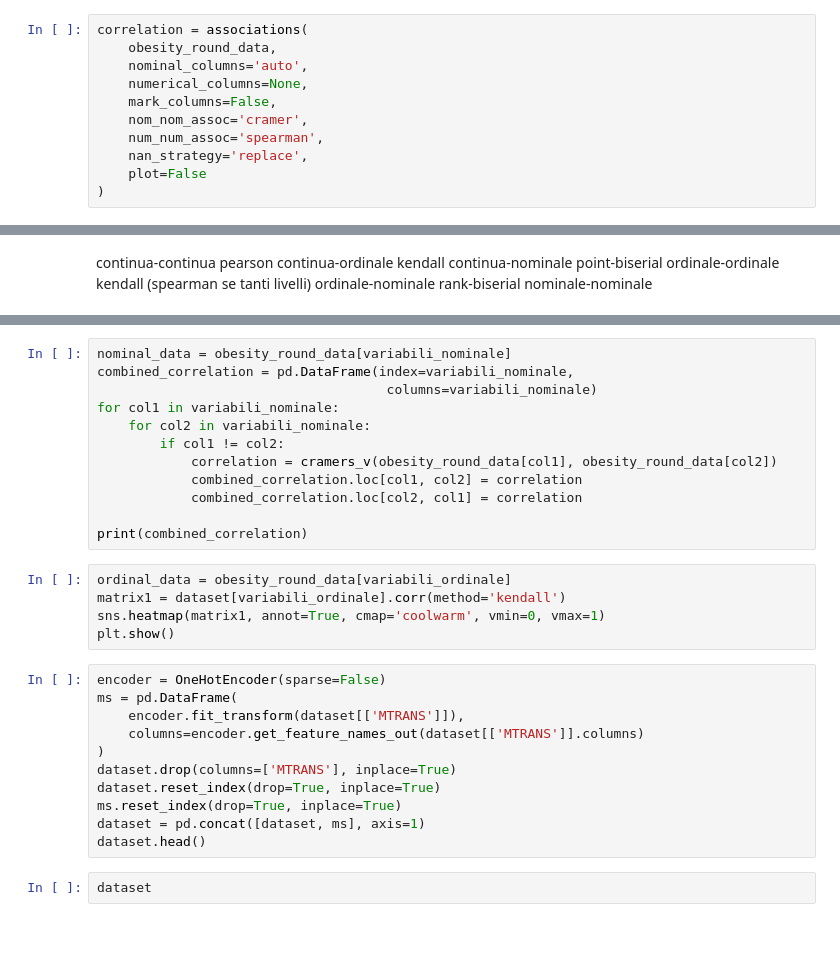
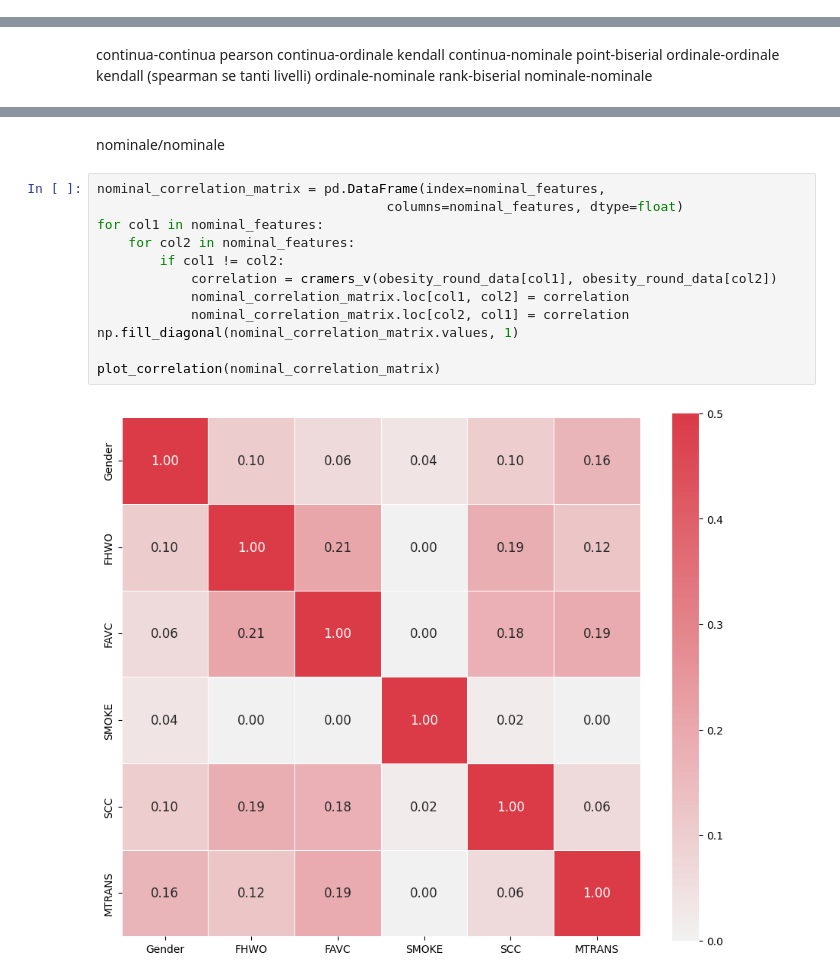
Before and after one commit to LorenzoColletta/DataIntensive, a Jupyter notebook: Data_Intensive_Project.ipynb, the cells around one changed output, grey strips where cells are left out. Saved outputs shown, nothing was run; the diff lists cells and outputs as text; blank space fills up the shorter version.

```diff
--- a/Data_Intensive_Project.ipynb
+++ b/Data_Intensive_Project.ipynb
@@ -385,15 +511,4 @@ plt.show()
 I grafici mostrano un comportamento salubre della maggior parte del campione, essendo composto da pochi fumatori e pochi soggetti che mangiano regolarmente alimenti ad alto contenuto calorico (FAVC). La maggioranza non ha familiari che sono o sono stati sovrappeso e non monitora le calorie che assume.
 # %% [markdown]
 ### Indici di correlazione
-# %%
-correlation = associations(
-    obesity_round_data,
-    nominal_columns='auto',
-    numerical_columns=None,
-    mark_columns=False,
-    nom_nom_assoc='cramer',
-    num_num_assoc='spearman',
-    nan_strategy='replace',
-    plot=False
-)
 # %%
@@ -494,30 +558,16 @@ plt.show()
+# %% [markdown]
+nominale/nominale
 # %%
-nominal_data = obesity_round_data[variabili_nominale]
-combined_correlation = pd.DataFrame(index=variabili_nominale,
-                                     columns=variabili_nominale)
-for col1 in variabili_nominale:
-    for col2 in variabili_nominale:
+nominal_correlation_matrix = pd.DataFrame(index=nominal_features,
+                                     columns=nominal_features, dtype=float)
+for col1 in nominal_features:
+    for col2 in nominal_features:
         if col1 != col2:
             correlation = cramers_v(obesity_round_data[col1], obesity_round_data[col2])
-            combined_correlation.loc[col1, col2] = correlation
-            combined_correlation.loc[col2, col1] = correlation
+            nominal_correlation_matrix.loc[col1, col2] = correlation
+            nominal_correlation_matrix.loc[col2, col1] = correlation
+np.fill_diagonal(nominal_correlation_matrix.values, 1)
 
-print(combined_correlation)
+plot_correlation(nominal_correlation_matrix)
+# %% [output]
+[figure, added]
-# %%
-ordinal_data = obesity_round_data[variabili_ordinale]
-matrix1 = dataset[variabili_ordinale].corr(method='kendall')
-sns.heatmap(matrix1, annot=True, cmap='coolwarm', vmin=0, vmax=1)
-plt.show()
-# %%
-encoder = OneHotEncoder(sparse=False)
-ms = pd.DataFrame(
-    encoder.fit_transform(dataset[['MTRANS']]),
-    columns=encoder.get_feature_names_out(dataset[['MTRANS']].columns)
-)
-dataset.drop(columns=['MTRANS'], inplace=True)
-dataset.reset_index(drop=True, inplace=True)
-ms.reset_index(drop=True, inplace=True)
-dataset = pd.concat([dataset, ms], axis=1)
-dataset.head()
-# %%
-dataset
```
Also changed, not shown: parts of 34 cells of this notebook.
